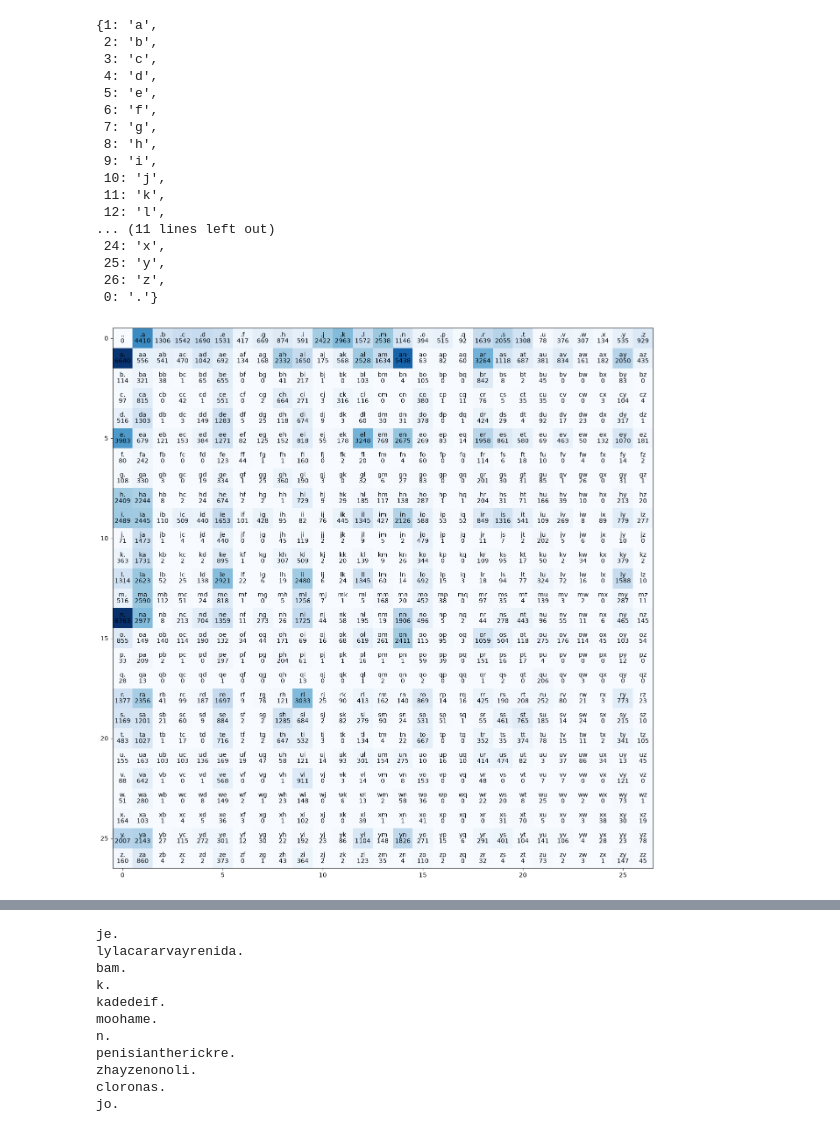
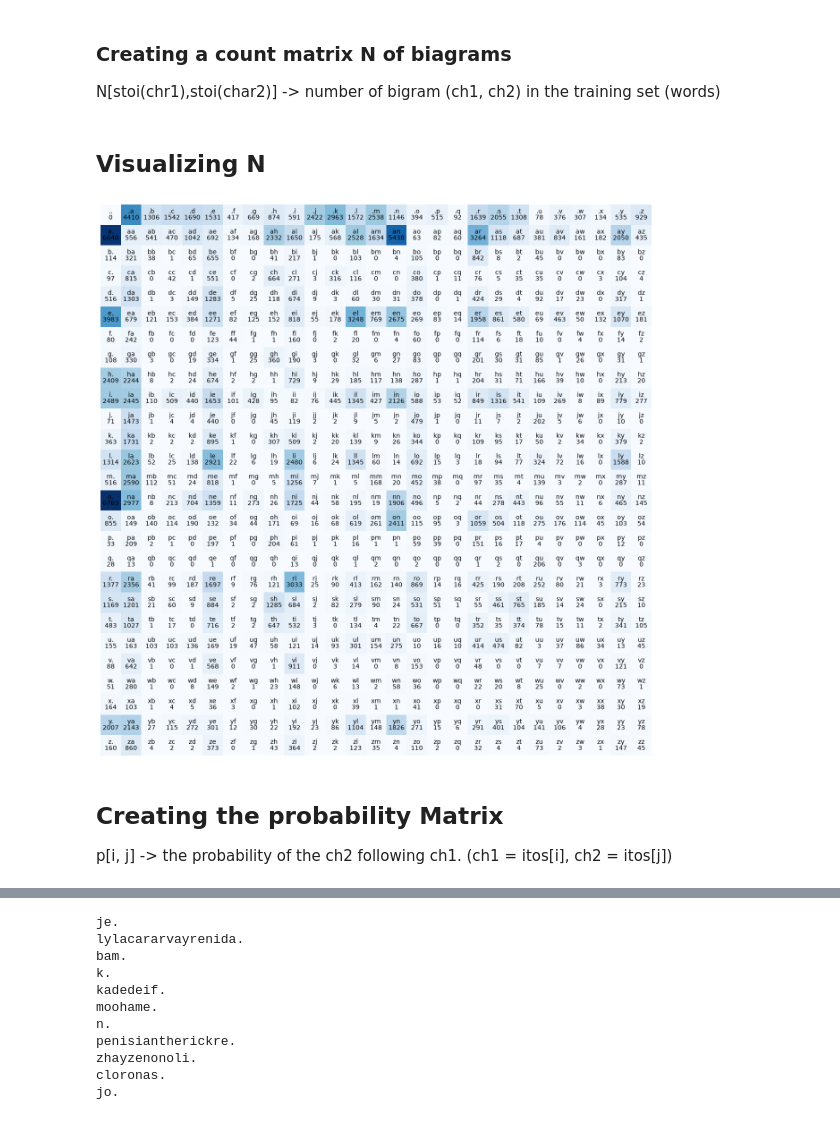
Before and after one commit to adam-elkhatabi/makemore-python, a Jupyter notebook: makemore/makemore_part1.ipynb, the cells around one changed output, grey strips where cells are left out. Cells and saved outputs as stored; diff of their text form; code cells hidden in the pictures.

```diff
--- a/makemore/makemore_part1.ipynb
+++ b/makemore/makemore_part1.ipynb
@@ -5,10 +7,3 @@ import numpy as np
 # %%
 with open("../data/names.txt", 'r') as f:
     words = f.read().splitlines()
-# %%
-b = {}
-for w in words[:3]:
-    chs = '.' + w + '.'
-    for ch1 ,ch2 in zip(chs, chs[1:]):
-        bigram = (ch1, ch2)
-        b[bigram] = b.get(bigram, 0) + 1
@@ -19,31 +10,19 @@ dict_items([(('.', 'e'), 1), (('e', 'm'), 1), (('m', 'm'), 1), (('m', 'a'), 1),
 # %%
+# array of alhpabetics
 start = ord('a'); end = start + 26
 chars = [chr(i) for i in range(start, end)]
 
+#encoding
 stoi = {s:i+1 for i, s in enumerate(chars)}
 stoi['.'] = 0
+
+#decoding
 itos = {i:s for s, i in stoi.items()}
-itos
-# %% [output]
-{1: 'a',
- 2: 'b',
- 3: 'c',
- 4: 'd',
- 5: 'e',
- 6: 'f',
- 7: 'g',
- 8: 'h',
- 9: 'i',
- 10: 'j',
- 11: 'k',
- 12: 'l',
-... (11 lines left out)
- 24: 'x',
- 25: 'y',
- 26: 'z',
- 0: '.'}
 # %%
 N = torch.zeros((27, 27), dtype=torch.int32)
+# %% [markdown]
+### Creating a count matrix N of biagrams
+N[stoi(chr1),stoi(char2)] -> number of bigram (ch1, ch2) in the training set (words)
 # %%
 for w in words:
     chs = '.' + w + '.'
@@ -51,17 +30,23 @@ for w in words:
         bigram = (ch1, ch2)
         i, j = stoi[ch1], stoi[ch2]
         N[i, j] +=1
+# %% [markdown]
+## Visualizing N
 # %%
 plt.figure(figsize=(16, 16))
 plt.imshow(N, cmap='Blues')
 
 for i in range(27):
     for j in range(27):
         chstr = itos[i] + itos[j]
         plt.text(j, i, chstr, ha="center", va="bottom")
         plt.text(j, i, N[i, j].item(), ha="center", va="top")
 
+plt.axis("off")
 plt.show()
 # %% [output]
-[figure, old version]
+[figure, new version]
+# %% [markdown]
+## Creating the probability Matrix
+p[i, j] -> the probability of the ch2 following ch1. (ch1 = itos[i], ch2 = itos[j])
 # %%
```
Also changed, not shown: parts of 7 cells of this notebook.
